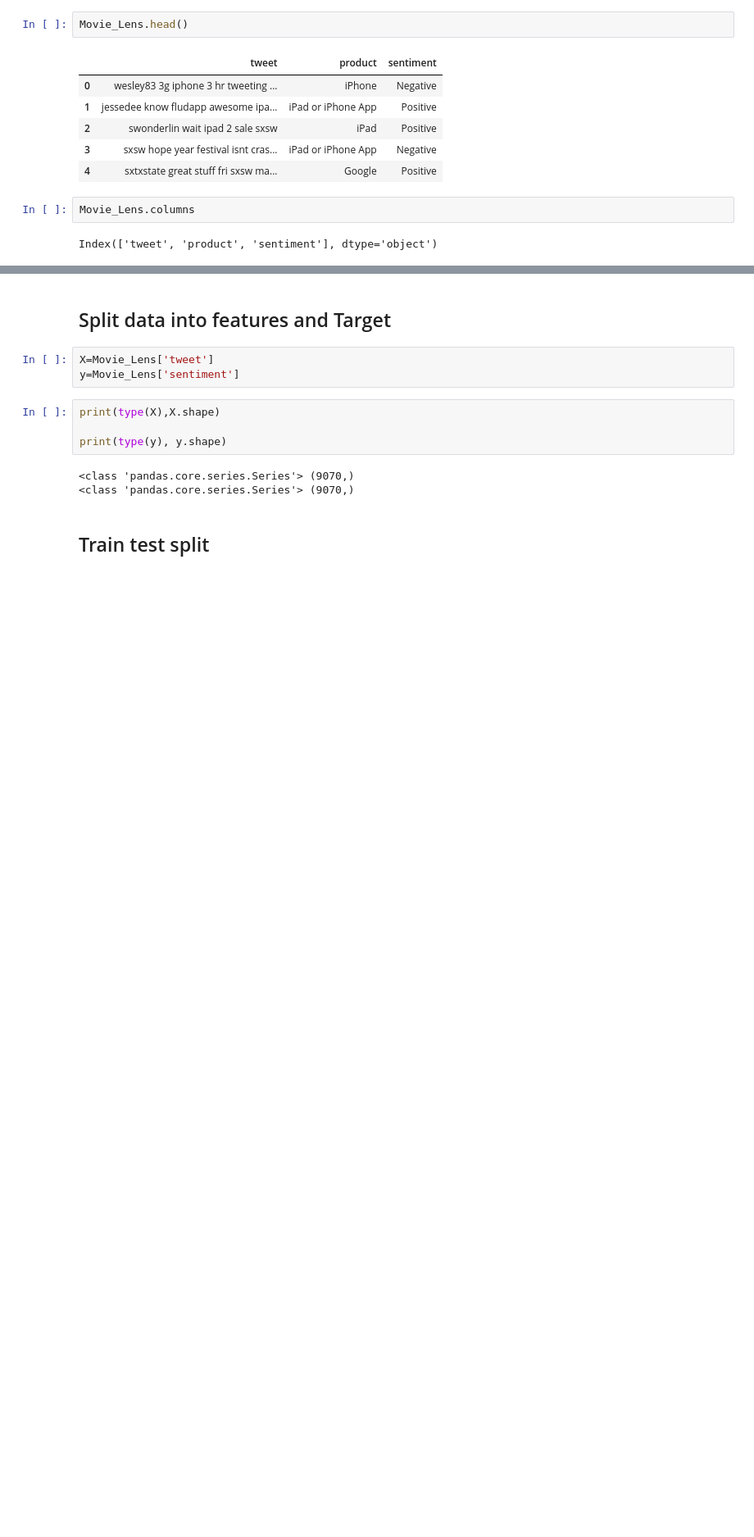
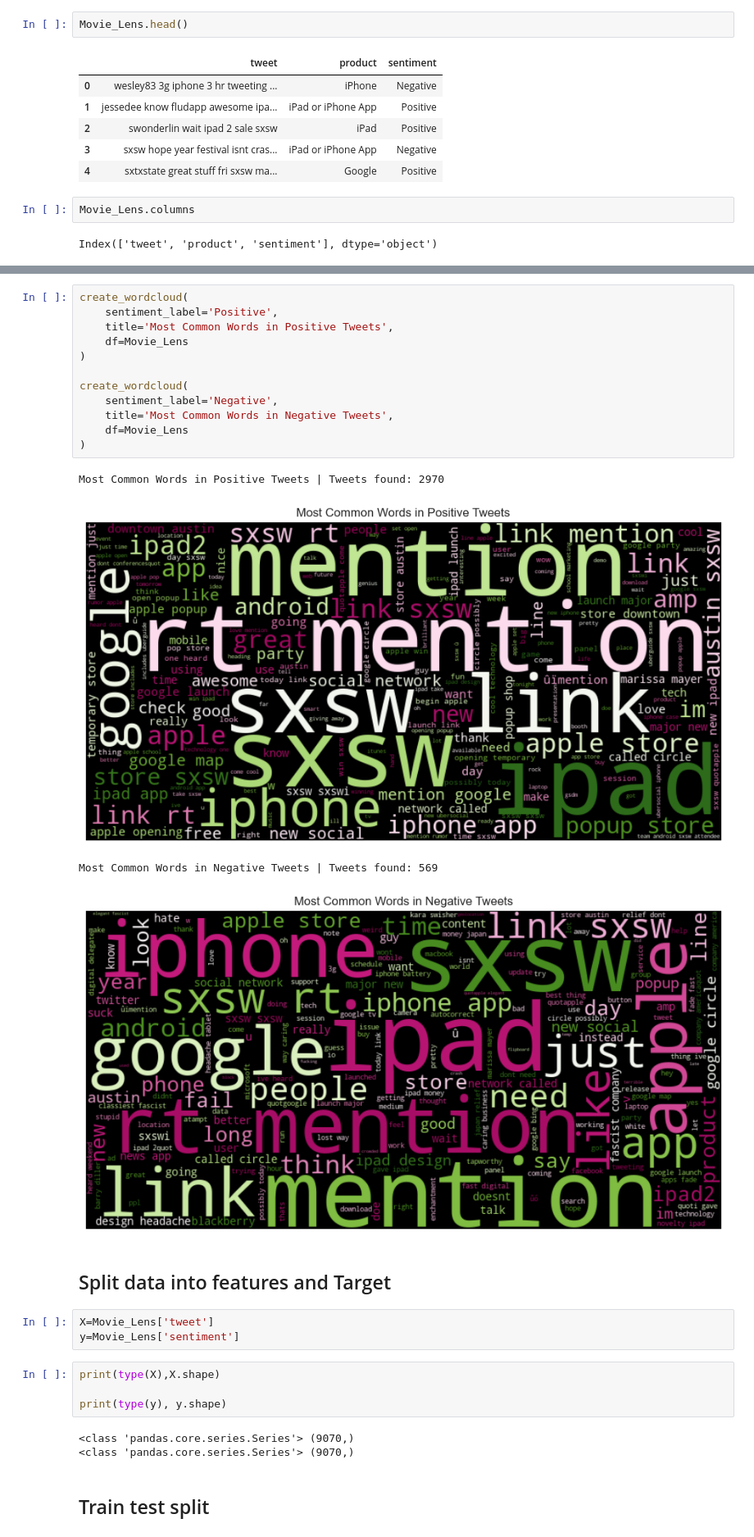
Before and after one commit to lorenaterah/Sentiment-Analysis-NLP, a Jupyter notebook: Notebooks/Sharon.ipynb, the cells around one changed output, grey strips where cells are left out. Shown at 82% size. Saved outputs shown, nothing was run; the diff lists cells and outputs as text; blank space fills up the shorter version.

Commit message:
added wordcloud

```diff
--- a/Notebooks/Sharon.ipynb
+++ b/Notebooks/Sharon.ipynb
@@ -596,3 +628,20 @@ Index(['tweet', 'product', 'sentiment'], dtype='object')
+# %%
+create_wordcloud(
+    sentiment_label='Positive',
+    title='Most Common Words in Positive Tweets',
+    df=Movie_Lens
+)
+
+create_wordcloud(
+    sentiment_label='Negative',
+    title='Most Common Words in Negative Tweets',
+    df=Movie_Lens
+)
+# %% [output]
+Most Common Words in Positive Tweets | Tweets found: 2970
+[figure, added]
+Most Common Words in Negative Tweets | Tweets found: 569
+[figure, added]
 # %% [markdown]
 ## Split data into features and Target
 # %%
```
Also changed, not shown: parts of 6 cells of this notebook.
